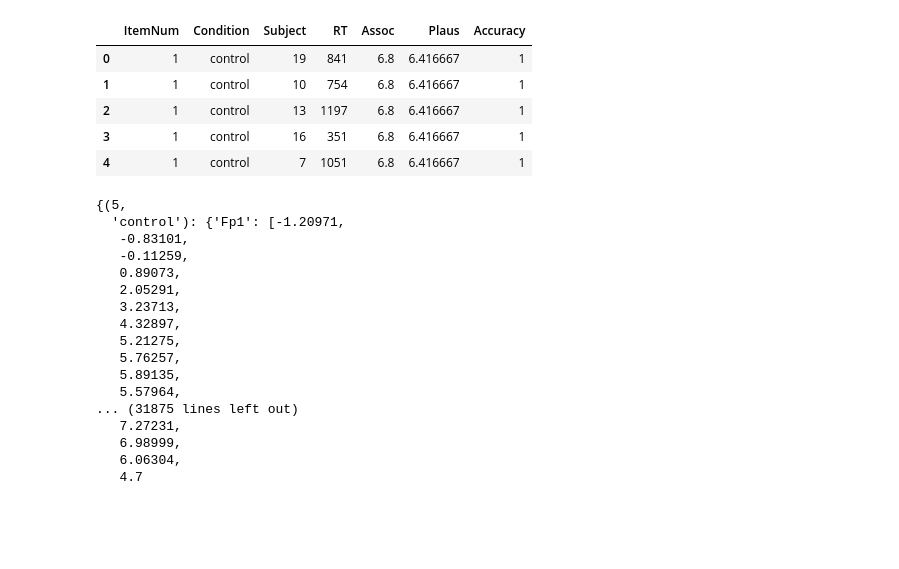
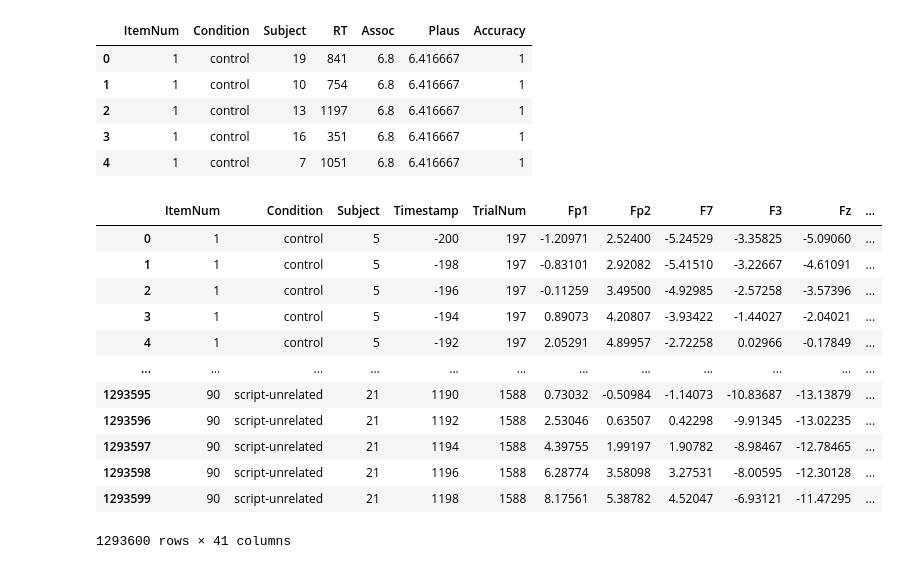
Before and after one commit to cristianionescu7/ERP_group3, a Jupyter notebook: main.ipynb, the cells around one changed output. Cells and saved outputs as stored; diff of their text form; code cells hidden in the pictures; blank space fills up the shorter version.

```diff
--- a/main.ipynb
+++ b/main.ipynb
@@ -106,20 +45,18 @@ for row, row1 in zip(data.iterrows(), spr_data.iterrows()):
-# %%
-data_main
-# %% [output]
-{(5,
-  'control'): {'Fp1': [-1.20971,
-   -0.83101,
-   -0.11259,
-   0.89073,
-   2.05291,
-   3.23713,
-   4.32897,
-   5.21275,
-   5.76257,
-   5.89135,
-   5.57964,
-... (31875 lines left out)
-   7.27231,
-   6.98999,
-   6.06304,
-   4.7
+# %%
+#copy of EEG data
+data_copy = data.loc[:]
+data_copy
+# %% [output]
+|  | ItemNum | Condition | Subject | Timestamp | TrialNum | Fp1 | Fp2 | F7 | F3 | Fz | ... |
+| 0 | 1 | control | 5 | -200 | 197 | -1.20971 | 2.52400 | -5.24529 | -3.35825 | -5.09060 | ... |
+| 1 | 1 | control | 5 | -198 | 197 | -0.83101 | 2.92082 | -5.41510 | -3.22667 | -4.61091 | ... |
+| 2 | 1 | control | 5 | -196 | 197 | -0.11259 | 3.49500 | -4.92985 | -2.57258 | -3.57396 | ... |
+| 3 | 1 | control | 5 | -194 | 197 | 0.89073 | 4.20807 | -3.93422 | -1.44027 | -2.04021 | ... |
+| 4 | 1 | control | 5 | -192 | 197 | 2.05291 | 4.89957 | -2.72258 | 0.02966 | -0.17849 | ... |
+| ... | ... | ... | ... | ... | ... | ... | ... | ... | ... | ... | ... |
+| 1293595 | 90 | script-unrelated | 21 | 1190 | 1588 | 0.73032 | -0.50984 | -1.14073 | -10.83687 | -13.13879 | ... |
+| 1293596 | 90 | script-unrelated | 21 | 1192 | 1588 | 2.53046 | 0.63507 | 0.42298 | -9.91345 | -13.02235 | ... |
+| 1293597 | 90 | script-unrelated | 21 | 1194 | 1588 | 4.39755 | 1.99197 | 1.90782 | -8.98467 | -12.78465 | ... |
+| 1293598 | 90 | script-unrelated | 21 | 1196 | 1588 | 6.28774 | 3.58098 | 3.27531 | -8.00595 | -12.30128 | ... |
+| 1293599 | 90 | script-unrelated | 21 | 1198 | 1588 | 8.17561 | 5.38782 | 4.52047 | -6.93121 | -11.47295 | ... |
+1293600 rows × 41 columns
```
Also changed, not shown: parts of 20 cells of this notebook.
